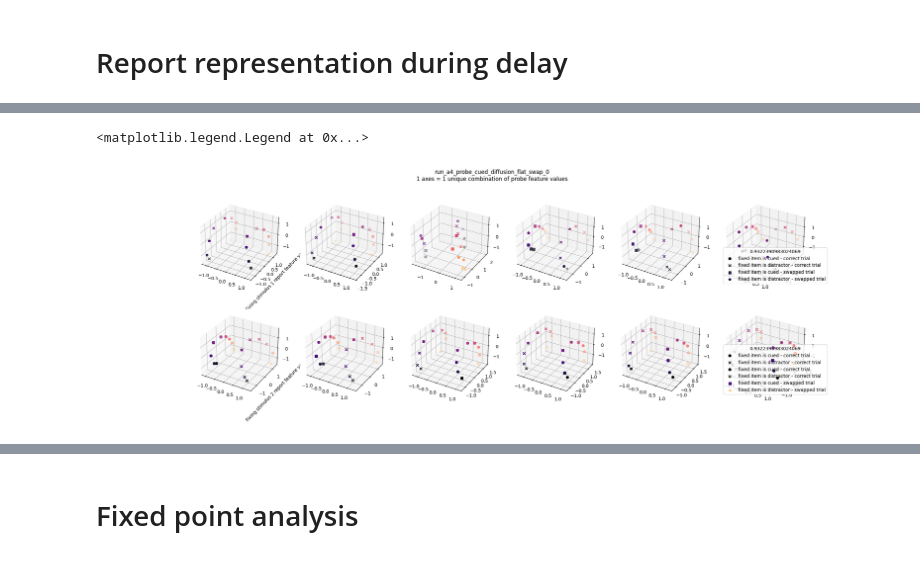
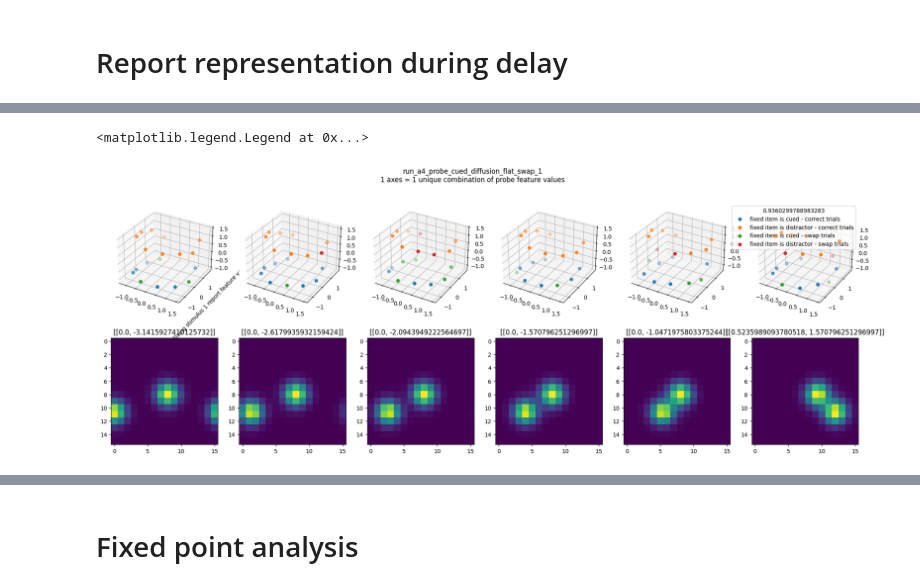
Before and after one commit to puria-radmard/behaviour_ddpm, a Jupyter notebook: analysis/new_analysis/fixed_points.ipynb, the cells around one changed output, grey strips where cells are left out. Cells and saved outputs as stored; diff of their text form; code cells hidden in the pictures.

```diff
--- a/analysis/new_analysis/fixed_points.ipynb
+++ b/analysis/new_analysis/fixed_points.ipynb
@@ -83,6 +86,7 @@ report_angle_diff = rectify_angles(all_report_features[:,0] - all_report_feature
 valid_trial_mask = (probe_angle_diff.abs() >= minimum_margin) & (report_angle_diff.abs() >= minimum_margin)
 
 selected_feature_idx = torch.concat([torch.zeros(grid_points ** 4), torch.ones(grid_points ** 4)]).int()
+selected_feature_idx_valid_trials = selected_feature_idx[valid_trial_mask]
 
 batch_size = valid_trial_mask.sum()
 num_samples = 1
@@ -100,7 +104,7 @@ for k in override_stimulus_features.keys():
 override_stimulus_features_dict = dict(
     **override_stimulus_features,
     **override_stimulus_cart_features,
-    cued_item_idx = selected_feature_idx[valid_trial_mask]
+    cued_item_idx = selected_feature_idx_valid_trials
 )
 
 task_variable_dict = task.task_variable_gen.generate_variable_dict(
@@ -143,5 +147,8 @@ fig = plt.figure(figsize = (10, 5))
 plt.hist(actual_errors, 50)
 plt.hist(swapped_errors, 50)
 plt.show()
+
+swapped_trials = torch.tensor(np.abs(actual_errors) > np.abs(swapped_errors)).bool()
+print(swapped_trials.float().mean())
 # %% [output]
 USING PRECUED ITEMS - SHOULD NEVER BE DONE IN TRAINING
@@ -187,10 +261,12 @@ pcaed_data[stim1_cued_mask & (~relevant_swapped_mask_stim1)].shape, cmap_colors[
 # %%
+unique_probe_combinations = all_probe_features[::grid_points*grid_points]
+
 # (novel_samples_dict['embedded_sample_trajectory'] @ ddpm_model.auxiliary_embedding_matrix.cpu().T) == novel_samples_dict['sample_trajectory']
 
-# pcaable_data = novel_samples_prep_dicts[3]['preparatory_trajectory'].data[:,:,-1,:].cpu().reshape(batch_size * num_samples, -1) @ ddpm_model.behaviour_nullspace_accessor.cpu()
 pcaable_data = novel_samples_prep_dicts[3]['preparatory_trajectory'].data[:,:,-1,:].cpu().reshape(batch_size * num_samples, -1) @ ddpm_model.behaviour_nullspace_accessor.cpu()
-# pcaable_data = novel_samples_dict['embedded_sample_trajectory'].data[:,:,-1,:].cpu().reshape(batch_size * num_samples, -1) @ ddpm_model.sample_subspace_accessor.cpu()
-# pcaable_data = novel_samples_dict['embedded_sample_trajectory'].data[:,:,-1,:].cpu().reshape(batch_size * num_samples, -1) @ ddpm_model.behaviour_nullspace_accessor.cpu()
+# pcaable_data = novel_samples_prep_dicts[2]['preparatory_trajectory'].data[:,:,-1,:].cpu().reshape(batch_size * num_samples, -1) @ ddpm_model.behaviour_nullspace_accessor.cpu()
+# pcaable_data = novel_samples_dict['embedded_sample_trajectory'].data[:,:,-15,:].cpu().reshape(batch_size * num_samples, -1) @ ddpm_model.sample_subspace_accessor.cpu()
+# pcaable_data = novel_samples_dict['embedded_sample_trajectory'].data[:,:,-10,:].cpu().reshape(batch_size * num_samples, -1) @ ddpm_model.behaviour_nullspace_accessor.cpu()
 
 num_probe_combs = 6
 
@@ -198,81 +274,61 @@ magma = plt.get_cmap("magma")
 cNorm = colors.Normalize(vmin=0, vmax=9)
 cmap = cmx.ScalarMappable(norm=cNorm, cmap=magma)
 cmap_colors = torch.tensor([cmap.to_rgba(_) for _ in range(9)])
 cmap.set_array([])
 
 pca_dims = 3
 
-fig = plt.figure(figsize = (4 * num_probe_combs, 8))
 ax_rows = 2
 ax_cols = num_probe_combs
-axes = [[fig.add_subplot(ax_rows, ax_cols, 1 + r * ax_cols + c, projection='3d' if pca_dims == 3 else None) for c in range(ax_cols)] for r in range(ax_rows)]
+fig = plt.figure(figsize = (4 * num_probe_combs, 4 * ax_rows))
+axes = [[fig.add_subplot(ax_rows, ax_cols, 1 + r * ax_cols + c, projection='3d' if pca_dims == 3 and r == 0 else None) for c in range(ax_cols)] for r in range(ax_rows)]
 axes = np.array(axes)
 
+ic = -1
 
 fig.suptitle(f'{run_name}\n1 axes = 1 unique combination of probe feature values')
 axes[0,0].set_ylabel('Fixing stimulus 1 report feature value')
-axes[1,0].set_ylabel('Fixing stimulus 2 report feature value')
 
-for ii, fixed_stim1_probe_masks in enumerate(all_both_probe_fixed_masks[:num_probe_combs]):
 
-    all_pca_components_fixed_report1 = []
-    all_pca_components_fixed_report2 = []
+for _j in range(6, grid_points ** 2):
 
-    for fixed_report1_mask, fixed_report2_mask in zip(all_only_stim2_report_changes_masks[ii], all_only_stim1_report_changes_masks[ii]):
+    probe_comb = unique_probe_combinations[[_j]]
+    both_probe_fixed_mask = (all_probe_features == probe_comb).all(-1)[valid_trial_mask]
+    if not both_probe_fixed_mask.any():
+        continue
+    else:
+        if ic == ax_cols - 1:
+            break
+        ic += 1
 
-        relevant_swapped_mask_stim1 = swapped_mask[fixed_report1_mask]
-        relevant_swapped_mask_stim2 = swapped_mask[fixed_report2_mask]
 
-        #assert ((fixed_stim1_probe_masks | fixed_report1_mask) == fixed_stim1_probe_masks).all()
-        #assert ((fixed_stim1_probe_masks | fixed_report2_mask) == fixed_stim1_probe_masks).all()
+    axes[1,ic].imshow(trial_information.prep_network_inputs[0][both_probe_fixed_mask][0,0])
+    axes[1,ic].set_title(probe_comb.tolist())
 
-        stim1_cued_mask = (selected_feature_idx[valid_trial_mask][fixed_report1_mask] == 0)
-        stim2_cued_mask = (selected_feature_idx[valid_trial_mask][fixed_report2_mask] == 1)
 
-        pcaable_data_fixed_report1 = pcaable_data[fixed_report1_mask]
+    for fval in unique_feature_values[:,None,None]:
+
+        stim1_fixed_mask = (all_report_features[:,[0]] == fval).squeeze(-1)                     # All possible combinations
+        stim1_and_probe_fixed_mask = both_probe_fixed_mask & stim1_fixed_mask[valid_trial_mask] # All valid combinations
+        relevant_stim1_cued_mask = (selected_feature_idx_valid_trials == 0)[stim1_and_probe_fixed_mask] # All valid combinations
+
+        pcaable_data_fixed_report1 = pcaable_data[stim1_and_probe_fixed_mask]                   # Relevant trials
         pca_obj_fixed_report1 = PCA(n_components=pca_dims, whiten = True).fit(pcaable_data_fixed_report1)
         pcaed_data = pca_obj_fixed_report1.transform(pcaable_data_fixed_report1)
-        axes[0,ii].scatter(*pcaed_data[stim1_cued_mask & (~relevant_swapped_mask_stim1)].T, s = 30, color = cmap_colors[(~relevant_swapped_mask_stim1)[stim1_cued_mask]].numpy(), marker = 'o', label = 'fixed item is cued - correct trial')
-        axes[0,ii].scatter(*pcaed_data[~stim1_cued_mask & (~relevant_swapped_mask_stim1)].T, s = 30, color = cmap_colors[(~relevant_swapped_mask_stim1)[~stim1_cued_mask]].numpy(), marker = 'x', label = 'fixed item is distractor - correct trial')
-        axes[0,ii].scatter(*pcaed_data[stim1_cued_mask & (relevant_swapped_mask_stim1)].T, s = 30, color = cmap_colors[(relevant_swapped_mask_stim1)[stim1_cued_mask]].numpy(), marker = 's', label = 'fixed item is cued - swapped trial')
-        axes[0,ii].scatter(*pcaed_data[~stim1_cued_mask & (relevant_swapped_mask_stim1)].T, s = 30, color = cmap_colors[(relevant_swapped_mask_stim1)[~stim1_cued_mask]].numpy(), marker = 'p', label = 'fixed item is distractor - swapped trial')
-        # all_pca_components_fixed_report1.append(pca_obj_fixed_report1.components_)
 
-        pcaable_data_fixed_report2 = pcaable_data[fixed_report2_mask]
-        pca_obj_fixed_report2 = PCA(n_components=pca_dims, whiten = True).fit(pcaable_data_fixed_report2)
-        pcaed_data = pca_obj_fixed_report2.transform(pcaable_data_fixed_report2)
-        axes[1,ii].scatter(*pcaed_data[stim2_cued_mask].T, s = 30, color = cmap_colors, label = 'fixed item is cued - correct trial')
-        axes[1,ii].scatter(*pcaed_data[~stim2_cued_mask].T, s = 30, color = cmap_colors, marker = 'x', label = 'fixed item is distractor - correct trial')
 
-        axes[1,ii].scatter(*pcaed_data[stim2_cued_mask & (~relevant_swapped_mask_stim2)].T, s = 30, color = cmap_colors[(~relevant_swapped_mask_stim2)[stim2_cued_mask]].numpy(), marker = 'o', label = 'fixed item is cued - correct trial')
-        axes[1,ii].scatter(*pcaed_data[~stim2_cued_mask & (~relevant_swapped_mask_stim2)].T, s = 30, color = cmap_colors[(~relevant_swapped_mask_stim2)[~stim2_cued_mask]].numpy(), marker = 'x', label = 'fixed item is distractor - correct trial')
-        axes[1,ii].scatter(*pcaed_data[stim2_cued_mask & (relevant_swapped_mask_stim2)].T, s = 30, color = cmap_colors[(relevant_swapped_mask_stim2)[stim2_cued_mask]].numpy(), marker = 's', label = 'fixed item is cued - swapped trial')
-        axes[1,ii].scatter(*pcaed_data[~stim2_cued_mask & (relevant_swapped_mask_stim2)].T, s = 30, color = cmap_colors[(relevant_swapped_mask_stim2)[~stim2_cued_mask]].numpy(), marker = 'p', label = 'fixed item is distractor - swapped trial')
-        # all_pca_components_fixed_report2.append(pca_obj_fixed_report2.components_)
+
+        relevant_swapped_trials = swapped_trials[stim1_and_probe_fixed_mask] # All valid combinations
+
+
+        axes[0,ic].scatter(*pcaed_data[relevant_stim1_cued_mask & ~relevant_swapped_trials].T, s = 30, label = 'fixed item is cued - correct trials')
+        axes[0,ic].scatter(*pcaed_data[~relevant_stim1_cued_mask & ~relevant_swapped_trials].T, s = 30, label = 'fixed item is distractor - correct trials')
+        axes[0,ic].scatter(*pcaed_data[relevant_stim1_cued_mask & relevant_swapped_trials].T, s = 30, label = 'fixed item is cued - swap trials')
+        axes[0,ic].scatter(*pcaed_data[~relevant_stim1_cued_mask & relevant_swapped_trials].T, s = 30, label = 'fixed item is distractor - swap trials')
 
         break
 
-
-axes[0,ii].legend(title = pca_obj_fixed_report1.explained_variance_ratio_.sum().item())
-axes[1,ii].legend(title = pca_obj_fixed_report1.explained_variance_ratio_.sum().item())
-
-
-    # all_parallelism_tests_fixed_report1 = []
-    # for ci1, pcacomp1 in enumerate(all_pca_components_fixed_report1):
-    #     for pcacomp2 in all_pca_components_fixed_report1[ci1+1:]:
-    #         all_parallelism_tests_fixed_report1.append(
-    #             np.max(np.arccos(np.clip(np.linalg.svd(pcacomp1 @ pcacomp2.T, compute_uv=True).S, -1.0, 1.0))) / np.pi * 180
-    #         )
-
-    # all_parallelism_tests_fixed_report2 = []
-    # for ci1, pcacomp1 in enumerate(all_pca_components_fixed_report2):
-    #     for pcacomp2 in all_pca_components_fixed_report2[ci1+1:]:
-    #         all_parallelism_tests_fixed_report2.append(
-    #             np.max(np.arccos(np.clip(np.linalg.svd(pcacomp1 @ pcacomp2.T, compute_uv=True).S, -1.0, 1.0))) / np.pi * 180
-    #         )
-
-    # axes[1,ii].hist(all_parallelism_tests_fixed_report1, 50)
-    # axes[3,ii].hist(all_parallelism_tests_fixed_report2, 50)
+axes[0,ic].legend(title = pca_obj_fixed_report1.explained_variance_ratio_.sum().item())
 # %% [output]
 <matplotlib.legend.Legend at 0x...>
-[figure, old version]
+[figure, new version]
```
Also changed, not shown: parts of 16 cells of this notebook, 2 other files.
